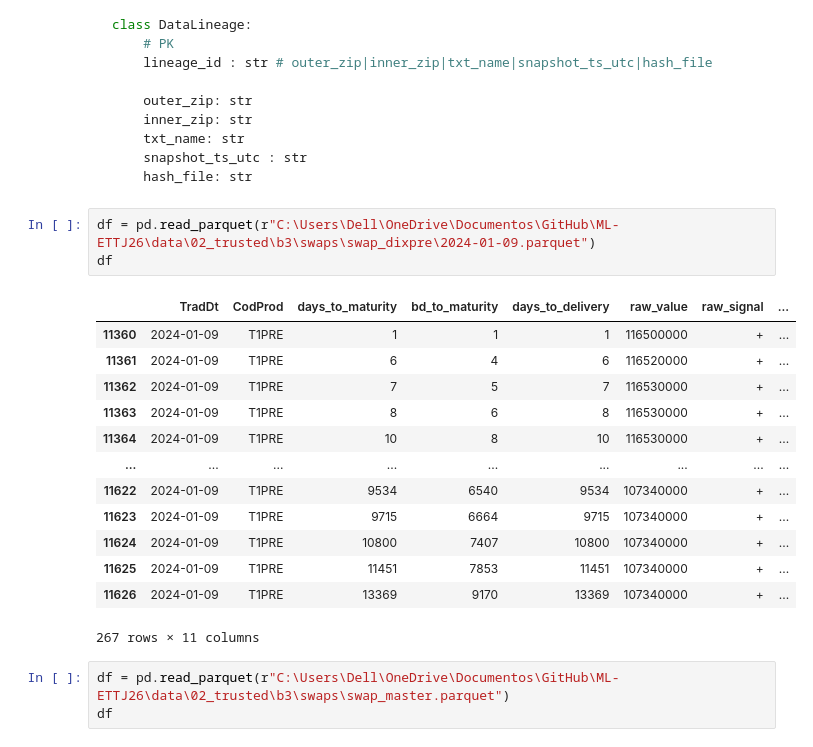
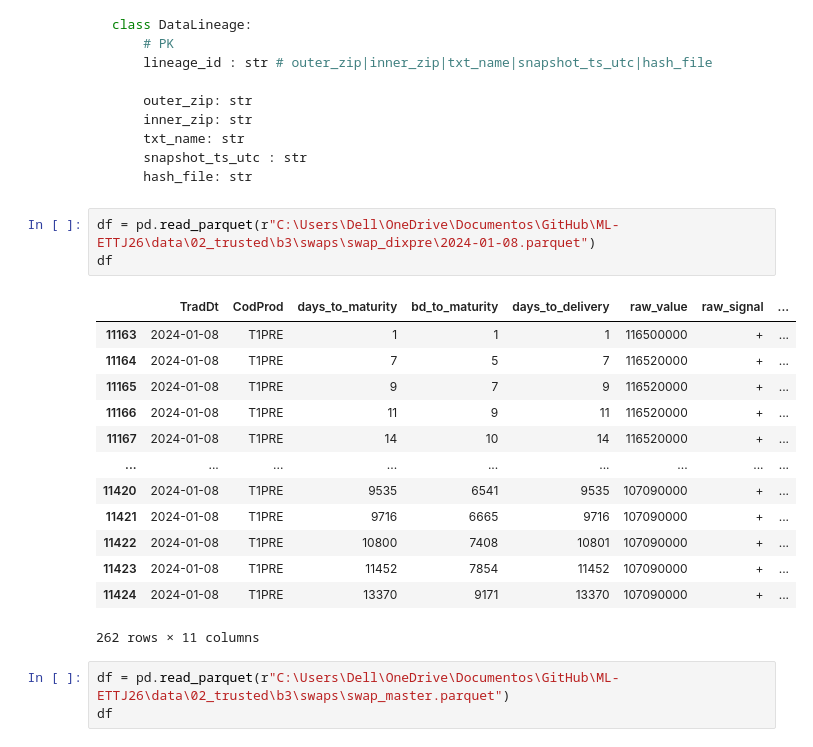
Before and after one commit to JuanRocha01/ML-ETTJ26, a Jupyter notebook: study/trusted.ipynb, the cells around one changed output. Drawn from its saved outputs; the diff is of its cells as text.

Commit message:
Fim trusted

````diff
--- a/study/trusted.ipynb
+++ b/study/trusted.ipynb
@@ -1667,22 +1667,22 @@ class DataLineage:
     hash_file: str
 ```
 # %%
-df = pd.read_parquet(r"C:\Users\Dell\OneDrive\Documentos\GitHub\ML-ETTJ26\data\02_trusted\b3\swaps\swap_dixpre\2024-01-09.parquet")
+df = pd.read_parquet(r"C:\Users\Dell\OneDrive\Documentos\GitHub\ML-ETTJ26\data\02_trusted\b3\swaps\swap_dixpre\2024-01-08.parquet")
 df
 # %% [output]
 |  | TradDt | CodProd | days_to_maturity | bd_to_maturity | days_to_delivery | raw_value | raw_signal | ... |
-| 11360 | 2024-01-09 | T1PRE | 1 | 1 | 1 | 116500000 | + | ... |
-| 11361 | 2024-01-09 | T1PRE | 6 | 4 | 6 | 116520000 | + | ... |
-| 11362 | 2024-01-09 | T1PRE | 7 | 5 | 7 | 116530000 | + | ... |
-| 11363 | 2024-01-09 | T1PRE | 8 | 6 | 8 | 116530000 | + | ... |
-| 11364 | 2024-01-09 | T1PRE | 10 | 8 | 10 | 116530000 | + | ... |
+| 11163 | 2024-01-08 | T1PRE | 1 | 1 | 1 | 116500000 | + | ... |
+| 11164 | 2024-01-08 | T1PRE | 7 | 5 | 7 | 116520000 | + | ... |
+| 11165 | 2024-01-08 | T1PRE | 9 | 7 | 9 | 116520000 | + | ... |
+| 11166 | 2024-01-08 | T1PRE | 11 | 9 | 11 | 116520000 | + | ... |
+| 11167 | 2024-01-08 | T1PRE | 14 | 10 | 14 | 116520000 | + | ... |
 | ... | ... | ... | ... | ... | ... | ... | ... | ... |
-| 11622 | 2024-01-09 | T1PRE | 9534 | 6540 | 9534 | 107340000 | + | ... |
-| 11623 | 2024-01-09 | T1PRE | 9715 | 6664 | 9715 | 107340000 | + | ... |
-| 11624 | 2024-01-09 | T1PRE | 10800 | 7407 | 10800 | 107340000 | + | ... |
-| 11625 | 2024-01-09 | T1PRE | 11451 | 7853 | 11451 | 107340000 | + | ... |
-| 11626 | 2024-01-09 | T1PRE | 13369 | 9170 | 13369 | 107340000 | + | ... |
+| 11420 | 2024-01-08 | T1PRE | 9535 | 6541 | 9535 | 107090000 | + | ... |
+| 11421 | 2024-01-08 | T1PRE | 9716 | 6665 | 9716 | 107090000 | + | ... |
+| 11422 | 2024-01-08 | T1PRE | 10800 | 7408 | 10801 | 107090000 | + | ... |
+| 11423 | 2024-01-08 | T1PRE | 11452 | 7854 | 11452 | 107090000 | + | ... |
+| 11424 | 2024-01-08 | T1PRE | 13370 | 9171 | 13370 | 107090000 | + | ... |
-267 rows × 11 columns
+262 rows × 11 columns
 # %%
 df = pd.read_parquet(r"C:\Users\Dell\OneDrive\Documentos\GitHub\ML-ETTJ26\data\02_trusted\b3\swaps\swap_master.parquet")
 df
````
Also changed, not shown: 7 other files.
